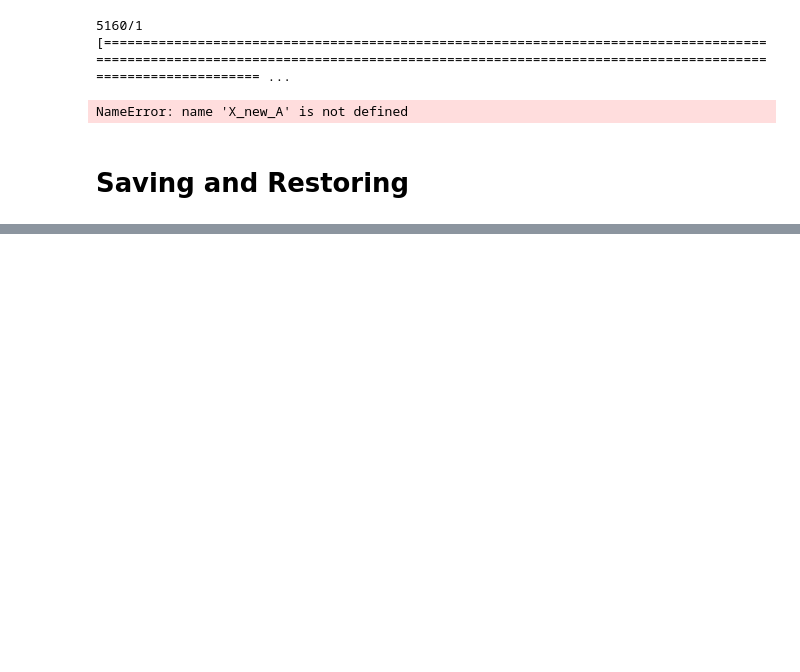
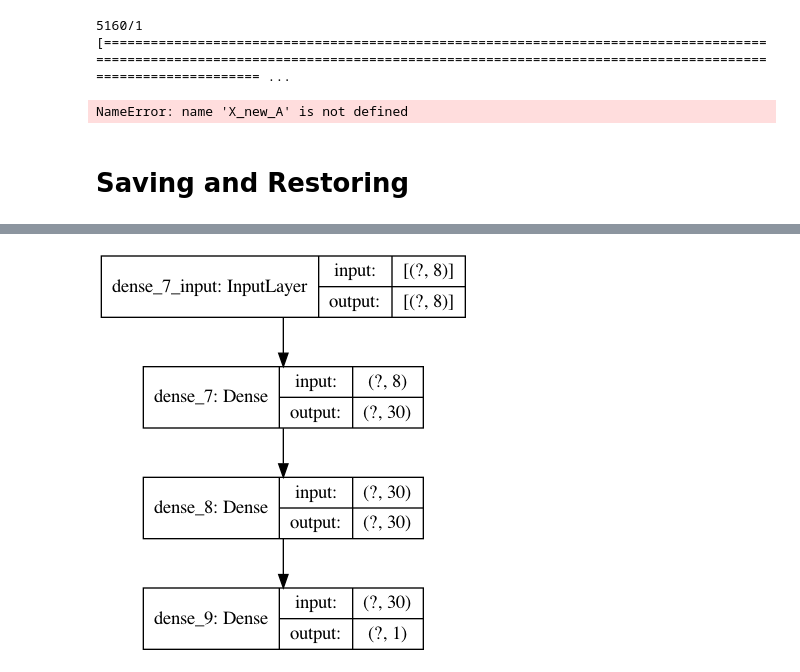
Before and after one commit to nicodom/ml_projects, a Jupyter notebook: deep_neural_networks/introduction_to_ann_with_keras.ipynb, the cells around one changed output, grey strips where cells are left out. Drawn from its saved outputs; the diff is of its cells as text; code cells hidden in the pictures; blank space fills up the shorter version.

Commit message:
Saving and Restoring model and weights

```diff
--- a/deep_neural_networks/introduction_to_ann_with_keras.ipynb
+++ b/deep_neural_networks/introduction_to_ann_with_keras.ipynb
@@ -992,0 +996,8 @@ NameError: name 'X_new_A' is not defined
+# %%
+# creating a model to demonstrate saving and restoring
+
+model = keras.models.Sequential([
+    keras.layers.Dense(30, activation="relu", input_shape=[8]),
+    keras.layers.Dense(30, activation="relu"),
+    keras.layers.Dense(1)
+])
@@ -992,0 +1021,4 @@ NameError: name 'X_new_A' is not defined
+# %%
+keras.utils.plot_model(model, show_shapes=True)
+# %% [output]
+[figure, added]
```
Also changed, not shown: parts of 12 cells of this notebook.
